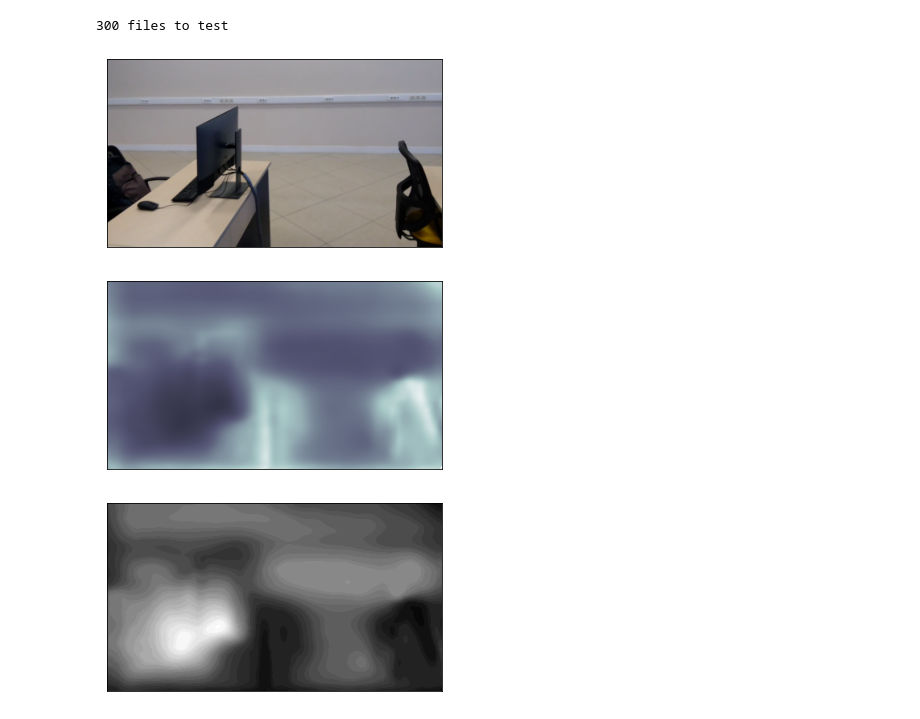
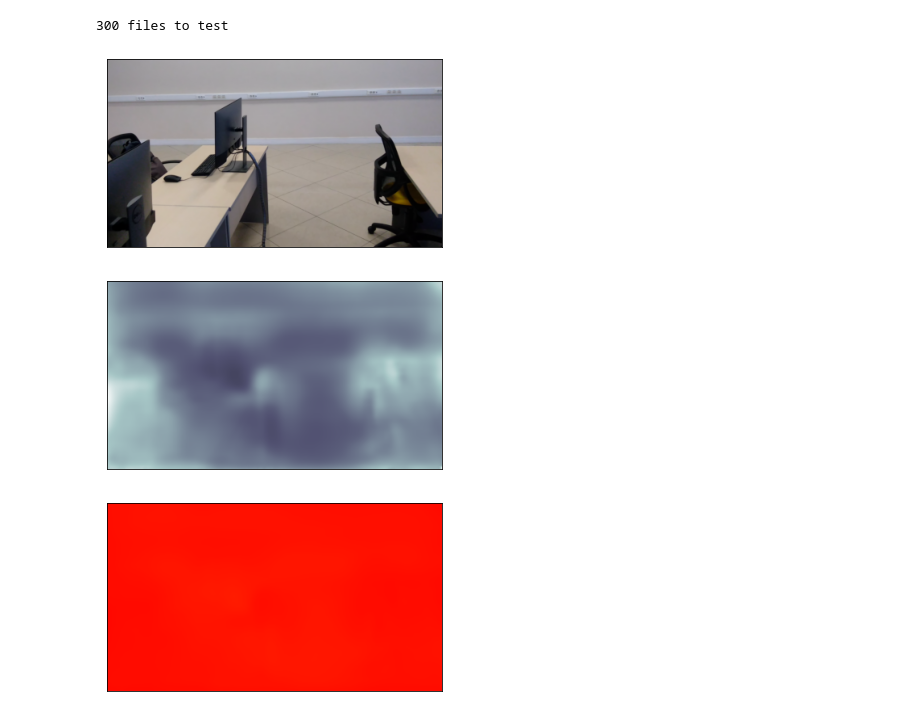
Before and after one commit to egorchistov/SfM, a Jupyter notebook: notebooks/ClementPinard_SfmLearner_Pytorch.ipynb, the cells around one changed output. Cells and saved outputs as stored; diff of their text form; code cells hidden in the pictures.

```diff
--- a/notebooks/ClementPinard_SfmLearner_Pytorch.ipynb
+++ b/notebooks/ClementPinard_SfmLearner_Pytorch.ipynb
@@ -88,21 +108,26 @@ python run_inference.py --pretrained pretrained/dispnet_model_best.pth.tar --dat
 # %%
 from skimage import io
 from skimage.transform import resize
 import matplotlib.pyplot as plt
 
-plt.imshow(resize(io.imread("SfmLearner-Pytorch/odometry/sequences/02_screen/image_2/frame_015.png"), (234, 416)))
+FRAME_IDX = 1
+image = resize(io.imread(f"SfmLearner-Pytorch/odometry/sequences/02_screen/image_2/frame_{FRAME_IDX:03}.png"), (234, 416))
+disp = io.imread(f"SfmLearner-Pytorch/odometry/output/02_screen/disp_depth/frame_{FRAME_IDX:03}_disp.png")
+depth = io.imread(f"SfmLearner-Pytorch/odometry/output/02_screen/disp_depth/frame_{FRAME_IDX:03}_depth.png")
+
+plt.imshow(image)
 plt.xticks([])
 plt.yticks([])
 plt.show()
-plt.imshow(io.imread("SfmLearner-Pytorch/odometry/output/02_screen/image_2/frame_015_disp.png"))
+plt.imshow(disp)
 plt.xticks([])
 plt.yticks([])
 plt.show()
-plt.imshow(io.imread("SfmLearner-Pytorch/odometry/output/02_screen/image_2/frame_015_depth.png")[..., 1], cmap="gray")
+plt.imshow(depth)
 plt.xticks([])
 plt.yticks([])
 plt.show()
 # %% [output]
-[figure, old version]
+[figure, new version]
-[figure, old version]
+[figure, new version]
-[figure, old version]
+[figure, new version]
```
Also changed, not shown: parts of 6 cells of this notebook.
